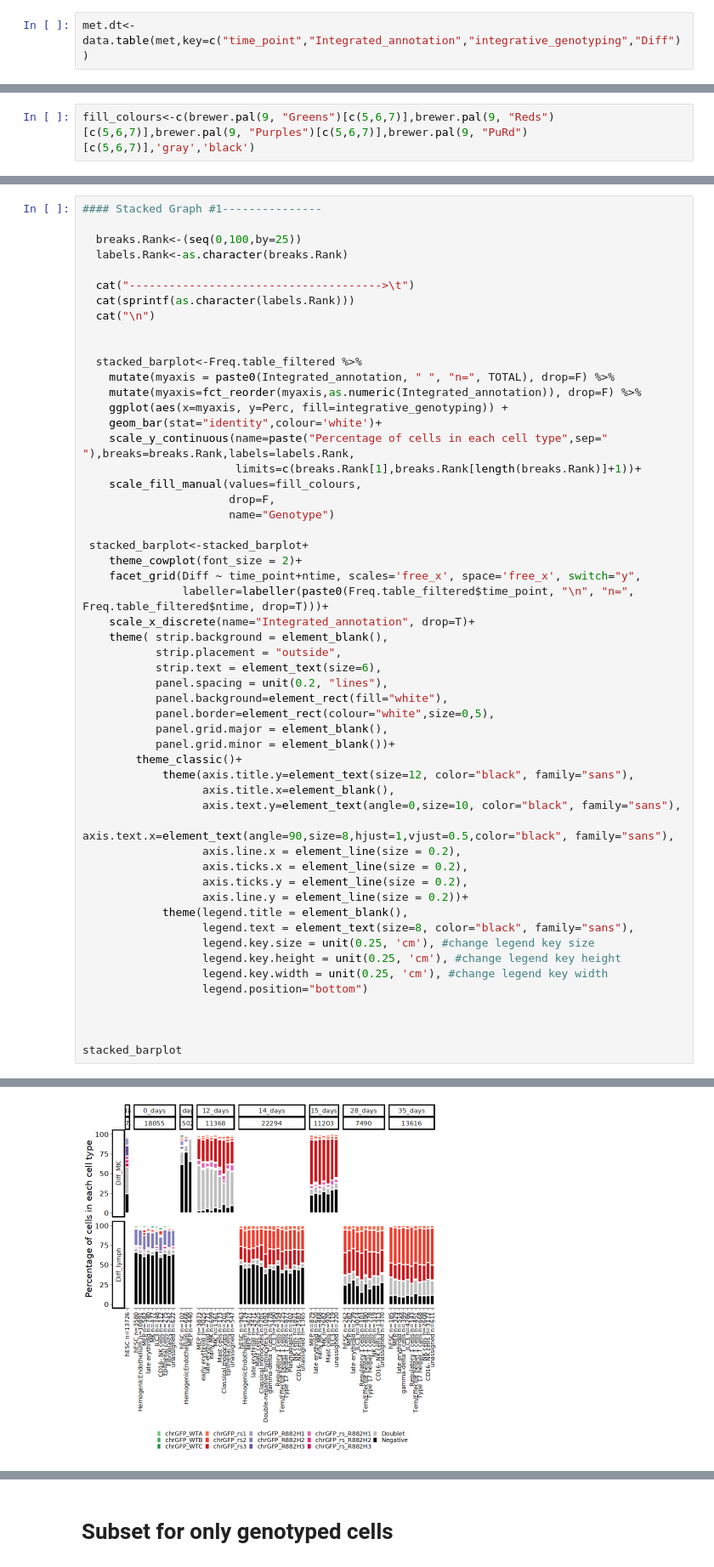
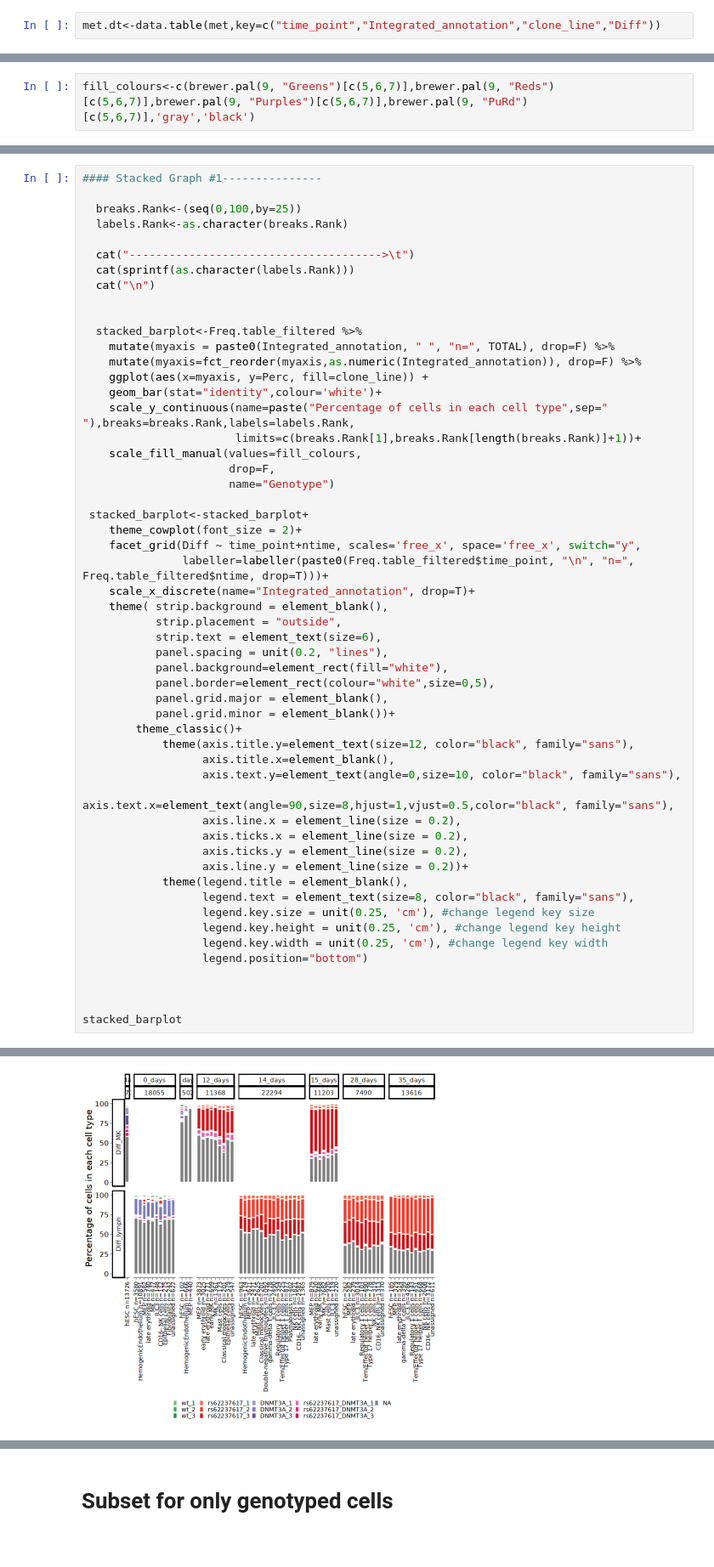
Before and after one commit to manueltar/Multiome_complete_processing, a Jupyter notebook: Jupyter_notebooks/notebook_to_assign_barcodes.ipynb, the cells around one changed output, grey strips where cells are left out. Shown at 85% size. Cells and saved outputs as stored; diff of their text form.

```diff
--- a/Jupyter_notebooks/notebook_to_assign_barcodes.ipynb
+++ b/Jupyter_notebooks/notebook_to_assign_barcodes.ipynb
@@ -1789,7 +1879,7 @@ met<-adata[[]]
 # %%
 #colnames(met)
 # %%
-met.dt<-data.table(met,key=c("time_point","Integrated_annotation","integrative_genotyping","Diff"))
+met.dt<-data.table(met,key=c("time_point","Integrated_annotation","clone_line","Diff"))
 # %%
 #str(met.dt)
 # %%
@@ -1901,7 +1991,7 @@ str(Freq.table_filtered)
   stacked_barplot<-Freq.table_filtered %>%
     mutate(myaxis = paste0(Integrated_annotation, " ", "n=", TOTAL), drop=F) %>%
     mutate(myaxis=fct_reorder(myaxis,as.numeric(Integrated_annotation)), drop=F) %>%
-    ggplot(aes(x=myaxis, y=Perc, fill=integrative_genotyping)) +
+    ggplot(aes(x=myaxis, y=Perc, fill=clone_line)) +
     geom_bar(stat="identity",colour='white')+
     scale_y_continuous(name=paste("Percentage of cells in each cell type",sep=" "),breaks=breaks.Rank,labels=labels.Rank,
                        limits=c(breaks.Rank[1],breaks.Rank[length(breaks.Rank)]+1))+
@@ -1916,34 +2006,34 @@ str(Freq.table_filtered)
     scale_x_discrete(name="Integrated_annotation", drop=T)+
     theme( strip.background = element_blank(),
            strip.placement = "outside",
            strip.text = element_text(size=6),
            panel.spacing = unit(0.2, "lines"),
            panel.background=element_rect(fill="white"),
            panel.border=element_rect(colour="white",size=0,5),
            panel.grid.major = element_blank(),
            panel.grid.minor = element_blank())+
         theme_classic()+
             theme(axis.title.y=element_text(size=12, color="black", family="sans"),
                   axis.title.x=element_blank(),
                   axis.text.y=element_text(angle=0,size=10, color="black", family="sans"),
                   axis.text.x=element_text(angle=90,size=8,hjust=1,vjust=0.5,color="black", family="sans"),
                   axis.line.x = element_line(size = 0.2),
                   axis.ticks.x = element_line(size = 0.2),
                   axis.ticks.y = element_line(size = 0.2),
                   axis.line.y = element_line(size = 0.2))+
             theme(legend.title = element_blank(),
                   legend.text = element_text(size=8, color="black", family="sans"),
                   legend.key.size = unit(0.25, 'cm'), #change legend key size
                   legend.key.height = unit(0.25, 'cm'), #change legend key height
                   legend.key.width = unit(0.25, 'cm'), #change legend key width
                   legend.position="bottom")
 
 
 
 stacked_barplot
 # %% [output]
 --------------------------------------> 0 25 50 75 100
-[figure, old version]
+[figure, new version]
 # %%
 setwd(path_graphs)
 
```
Also changed, not shown: parts of 25 cells of this notebook.
